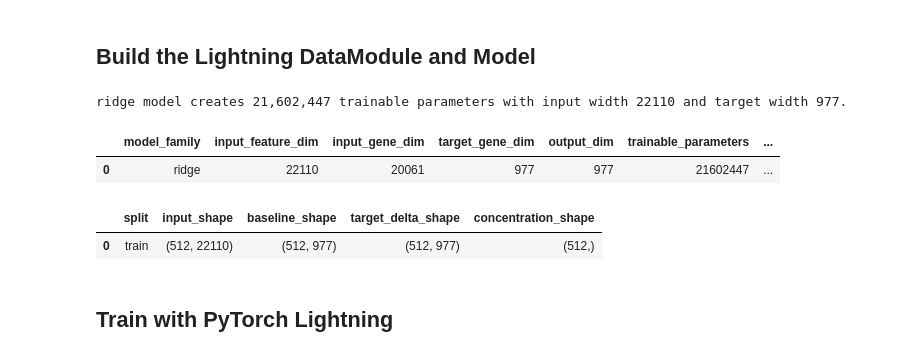
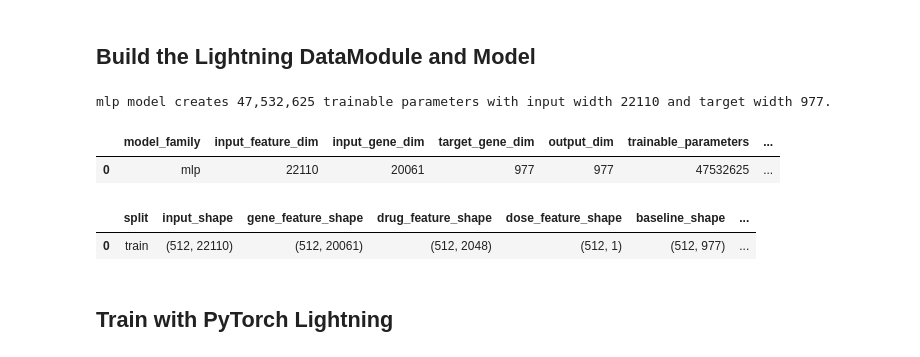
Before and after one commit to wilsonliam/deep-learning-final-project, a Jupyter notebook: Machine_Learning/4_Linear_Regression_implementatin.ipynb, the cells around one changed output. Drawn from its saved outputs; the diff is of its cells as text; code cells hidden in the pictures.

```diff
--- a/Machine_Learning/4_Linear_Regression_implementatin.ipynb
+++ b/Machine_Learning/4_Linear_Regression_implementatin.ipynb
@@ -16,7 +16,10 @@ BATCH_SIZE = 512
 RANDOM_SEED = 42
 NUM_WORKERS = 0
 
-MODEL_NAME = "ridge"
+MODEL_NAME = "mlp"
+GENE_BRANCH_HIDDEN_DIMS = (2048, 1024)
+DRUG_BRANCH_HIDDEN_DIMS = (512, 128)
+COMBINED_HIDDEN_DIMS = (1024, 1024)
 TARGET_MODE = "delta"
 PREPROCESS_BATCH_SIZE = 1024
 LEARNING_RATE = 1e-3
@@ -44,6 +47,9 @@ print(
         "RANDOM_SEED": RANDOM_SEED,
         "NUM_WORKERS": NUM_WORKERS,
         "MODEL_NAME": MODEL_NAME,
+        "GENE_BRANCH_HIDDEN_DIMS": GENE_BRANCH_HIDDEN_DIMS,
+        "DRUG_BRANCH_HIDDEN_DIMS": DRUG_BRANCH_HIDDEN_DIMS,
+        "COMBINED_HIDDEN_DIMS": COMBINED_HIDDEN_DIMS,
         "TARGET_MODE": TARGET_MODE,
         "PREPROCESS_BATCH_SIZE": PREPROCESS_BATCH_SIZE,
         "LEARNING_RATE": LEARNING_RATE,
@@ -481,19 +487,38 @@ response_data_module.setup()
 input_feature_dim = training_preprocessor.input_dim
 target_gene_dim = training_preprocessor.target_gene_dim
 
-response_model = build_model(
-    MODEL_NAME,
-    input_dim=input_feature_dim,
-    gene_dim=target_gene_dim,
-    learning_rate=LEARNING_RATE,
-    weight_decay=WEIGHT_DECAY,
-    delta_mean=training_preprocessor.delta_mean,
-    delta_std=training_preprocessor.delta_std,
-)
+model_build_kwargs = {
+    "gene_dim": target_gene_dim,
+    "learning_rate": LEARNING_RATE,
+    "weight_decay": WEIGHT_DECAY,
+    "delta_mean": training_preprocessor.delta_mean,
+    "delta_std": training_preprocessor.delta_std,
+}
+if MODEL_NAME == "ridge":
+    model_build_kwargs["input_dim"] = input_feature_dim
+elif MODEL_NAME == "mlp":
+    model_build_kwargs.update(
+        {
+            "input_gene_dim": training_preprocessor.input_gene_dim,
+            "drug_feature_dim": training_preprocessor.fingerprint_dim,
+            "dose_feature_dim": 1,
+            "gene_branch_hidden_dims": GENE_BRANCH_HIDDEN_DIMS,
+            "drug_branch_hidden_dims": DRUG_BRANCH_HIDDEN_DIMS,
+            "combined_hidden_dims": COMBINED_HIDDEN_DIMS,
+        }
+    )
+
+response_model = build_model(MODEL_NAME, **model_build_kwargs)
 
 prepared_train_batch = next(iter(response_data_module.train_eval_dataloader()))
 if prepared_train_batch["input_features"].shape[1] != input_feature_dim:
     raise ValueError("Prepared input feature width does not match the expected model input dimension.")
+if prepared_train_batch["gene_features"].shape[1] != training_preprocessor.input_gene_dim:
+    raise ValueError("Prepared gene feature width does not match the normalized DMSO input dimension.")
+if prepared_train_batch["drug_features"].shape[1] != training_preprocessor.fingerprint_dim:
+    raise ValueError("Prepared drug feature width does not match the fingerprint dimension.")
+if prepared_train_batch["dose_feature"].ndim != 2 or prepared_train_batch["dose_feature"].shape[1] != 1:
+    raise ValueError("Prepared dose feature must be a 2D tensor with a single feature column.")
 if prepared_train_batch["target_delta"].shape[1] != target_gene_dim:
     raise ValueError("Prepared target delta width does not match the target gene space.")
 reconstructed_target_expression = prepared_train_batch["baseline_expression"] + prepared_train_batch["target_delta"]
@@ -507,37 +532,43 @@ model_summary_df = pd.DataFrame(
             "input_feature_dim": int(input_feature_dim),
             "input_gene_dim": int(training_preprocessor.input_gene_dim),
             "target_gene_dim": int(target_gene_dim),
             "output_dim": int(response_model.output_dim),
             "trainable_parameters": count_trainable_parameters(response_model),
             "estimated_adamw_memory_gb": estimate_adamw_memory_gb(response_model),
+            "gene_branch_hidden_dims": GENE_BRANCH_HIDDEN_DIMS if MODEL_NAME == "mlp" else None,
+            "drug_branch_hidden_dims": DRUG_BRANCH_HIDDEN_DIMS if MODEL_NAME == "mlp" else None,
+            "combined_hidden_dims": COMBINED_HIDDEN_DIMS if MODEL_NAME == "mlp" else None,
             "treatment_feature_space": treatment_feature_space,
         }
     ]
 )
 prepared_batch_summary_df = pd.DataFrame(
     [
         {
             "split": "train",
             "input_shape": tuple(prepared_train_batch["input_features"].shape),
+            "gene_feature_shape": tuple(prepared_train_batch["gene_features"].shape),
+            "drug_feature_shape": tuple(prepared_train_batch["drug_features"].shape),
+            "dose_feature_shape": tuple(prepared_train_batch["dose_feature"].shape),
             "baseline_shape": tuple(prepared_train_batch["baseline_expression"].shape),
             "target_delta_shape": tuple(prepared_train_batch["target_delta"].shape),
             "concentration_shape": tuple(prepared_train_batch["concentration"].shape),
         }
     ]
 )
 
 print(
     f"{MODEL_NAME} model creates {count_trainable_parameters(response_model):,} trainable parameters with input width {input_feature_dim} and target width {target_gene_dim}."
 )
 
 display(model_summary_df)
 display(prepared_batch_summary_df)
 # %% [output]
-ridge model creates 21,602,447 trainable parameters with input width 22110 and target width 977.
+mlp model creates 47,532,625 trainable parameters with input width 22110 and target width 977.
 |  | model_family | input_feature_dim | input_gene_dim | target_gene_dim | output_dim | trainable_parameters | ... |
-| 0 | ridge | 22110 | 20061 | 977 | 977 | 21602447 | ... |
+| 0 | mlp | 22110 | 20061 | 977 | 977 | 47532625 | ... |
-|  | split | input_shape | baseline_shape | target_delta_shape | concentration_shape |
-| 0 | train | (512, 22110) | (512, 977) | (512, 977) | (512,) |
+|  | split | input_shape | gene_feature_shape | drug_feature_shape | dose_feature_shape | baseline_shape | ... |
+| 0 | train | (512, 22110) | (512, 20061) | (512, 2048) | (512, 1) | (512, 977) | ... |
 # %% [markdown]
 ## Train with PyTorch Lightning
 # %%
```
Also changed, not shown: parts of 8 cells of this notebook, 5 other files.
